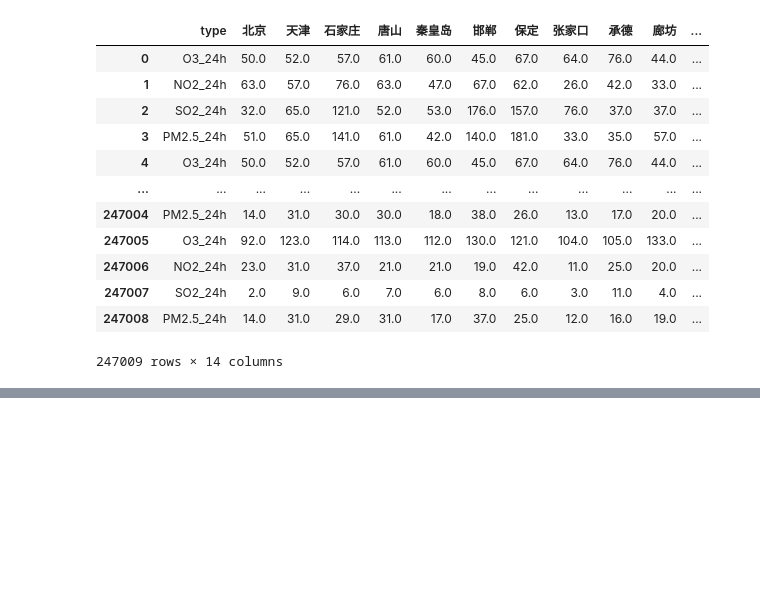
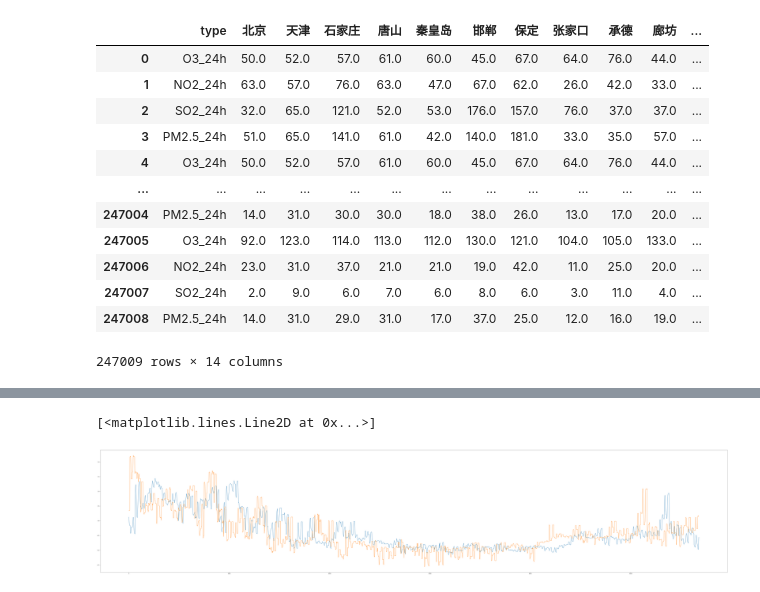
Before and after one commit to sjtujerry/forecasting-project, a Jupyter notebook: notebook/deep-learning/lstm.ipynb, the cells around one changed output, grey strips where cells are left out. Drawn from its saved outputs; the diff is of its cells as text; code cells hidden in the pictures; blank space fills up the shorter version.

```diff
--- a/notebook/deep-learning/lstm.ipynb
+++ b/notebook/deep-learning/lstm.ipynb
@@ -148,0 +80,9 @@ dataset_tf
+# %%
+
+dataset_train = keras.preprocessing.timeseries_dataset_from_array(
+    x_train,
+    y_train,
+    sequence_length=sequence_length,
+    # sampling_rate=step,
+    batch_size=batch_size,
+)
@@ -148,0 +251,2 @@ dataset_tf
+# %%
+pred = model.predict(dataset_val)
@@ -148,0 +256,7 @@ dataset_tf
+# %%
+plt.figure(figsize=(100, 20))
+plt.plot(pred)
+plt.plot(y_val.values[201:])
+# %% [output]
+[<matplotlib.lines.Line2D at 0x...>]
+[figure, added]
```
Also changed, not shown: parts of 24 cells of this notebook, 2 other files.
